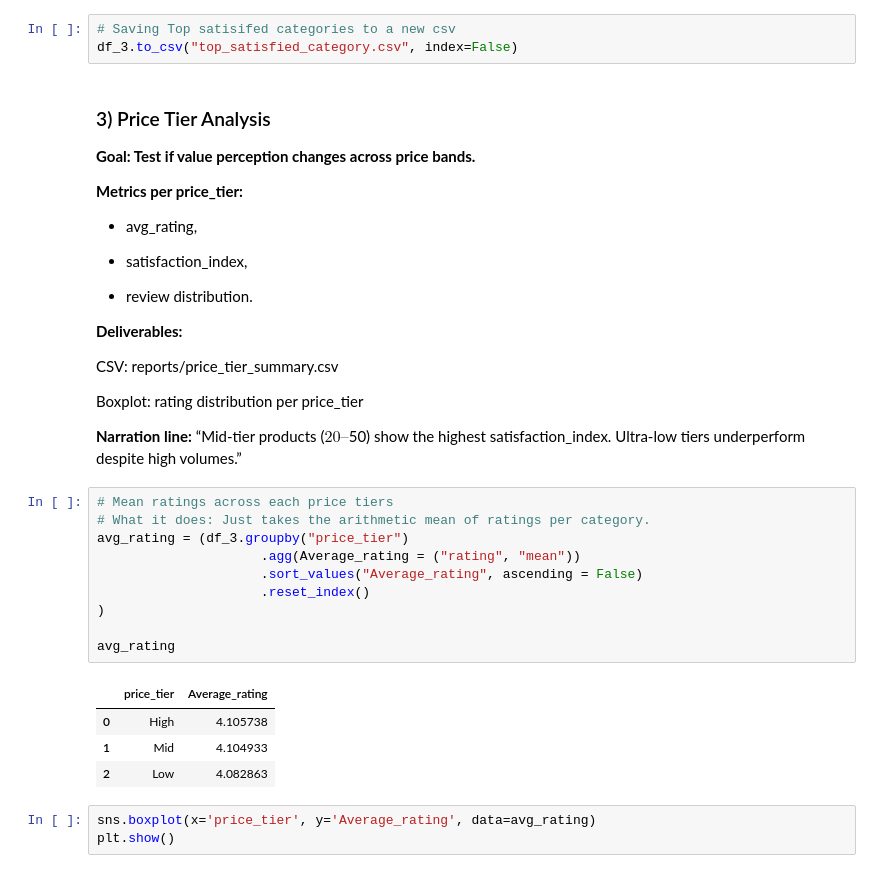
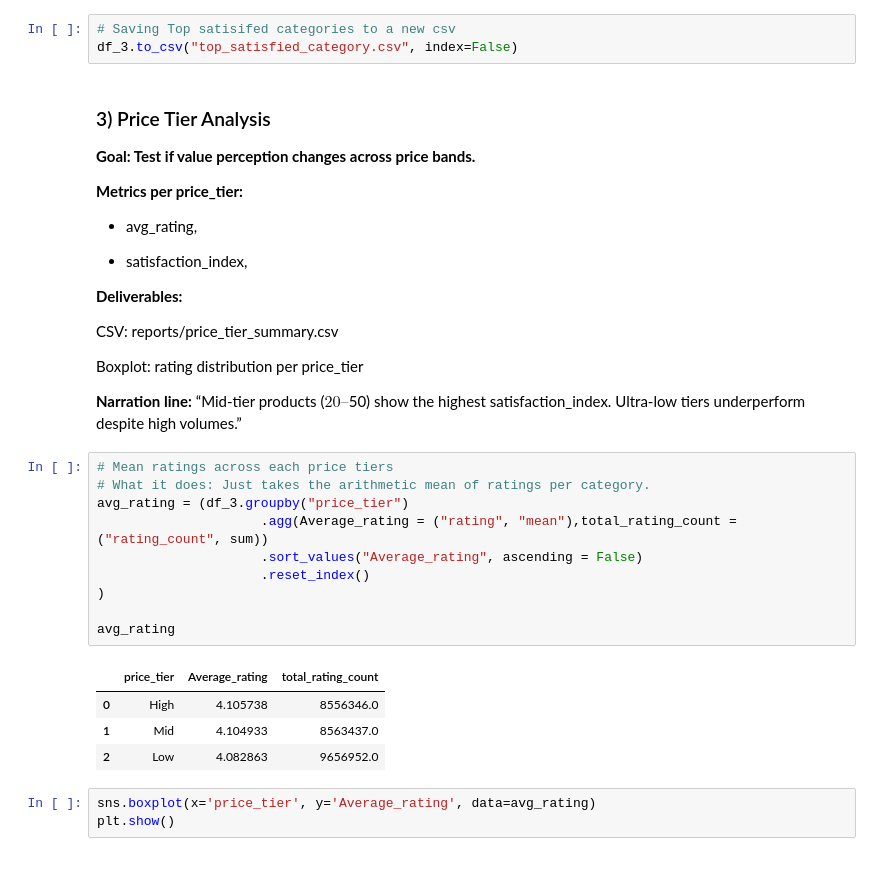
Before and after one commit to CKohwo/Ecommerce-strategy-blueprint, a Jupyter notebook: notebooks/03_exploratory_ data_analysis.ipynb, the cells around one changed output. Drawn from its saved outputs; the diff is of its cells as text.

```diff
--- a/notebooks/03_exploratory_ data_analysis.ipynb
+++ b/notebooks/03_exploratory_ data_analysis.ipynb
@@ -367,7 +412,6 @@ df_3.to_csv("top_satisfied_category.csv", index=False)
 
 - satisfaction_index,
 
-- review distribution.
 
 **Deliverables:**
 
@@ -380,18 +424,18 @@ Boxplot: rating distribution per price_tier
 # %%
 # Mean ratings across each price tiers
 # What it does: Just takes the arithmetic mean of ratings per category.
 avg_rating = (df_3.groupby("price_tier")
-                     .agg(Average_rating = ("rating", "mean"))
+                     .agg(Average_rating = ("rating", "mean"),total_rating_count = ("rating_count", sum))
                      .sort_values("Average_rating", ascending = False)
                      .reset_index()
 )
 
 avg_rating
 # %% [output]
-|  | price_tier | Average_rating |
-| 0 | High | 4.105738 |
-| 1 | Mid | 4.104933 |
-| 2 | Low | 4.082863 |
+|  | price_tier | Average_rating | total_rating_count |
+| 0 | High | 4.105738 | 8556346.0 |
+| 1 | Mid | 4.104933 | 8563437.0 |
+| 2 | Low | 4.082863 | 9656952.0 |
 # %%
 sns.boxplot(x='price_tier', y='Average_rating', data=avg_rating)
 plt.show()
```
Also changed, not shown: parts of 22 cells of this notebook, 2 other files.
